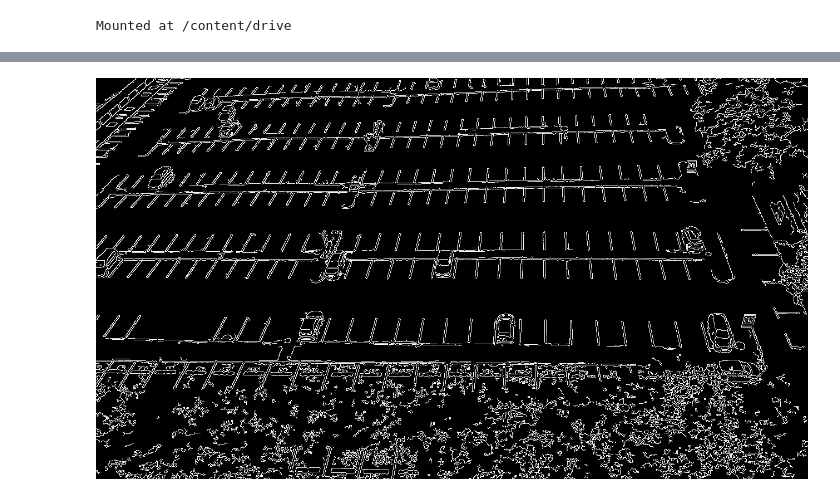
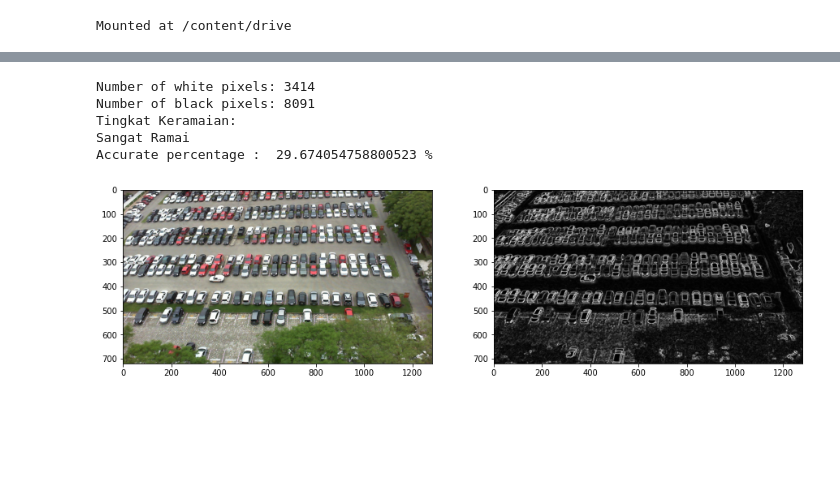
Before and after one commit to fauzanmuh/PCVK_UAS_CarPark, a Jupyter notebook: PCVK_UAS.ipynb, the cells around one changed output, grey strips where cells are left out. Drawn from its saved outputs; the diff is of its cells as text; code cells hidden in the pictures; blank space fills up the shorter version.

```diff
--- a/PCVK_UAS.ipynb
+++ b/PCVK_UAS.ipynb
@@ -62,5 +64,49 @@ cv2_imshow(gray)
-# %%
-edges = cv2.Canny(gray, 50, 150, 3)
-cv2_imshow(edges)
-# %% [output]
-[figure, removed]
+# %%
+# Image Path
+img3 = cv2.imread('/content/drive/MyDrive/PCVK/UAS/2012-10-25_09_33_23.jpg')
+
+# Convert to grayscale
+gray = cv2.cvtColor(img3, cv2.COLOR_BGR2GRAY)
+
+# Removing noises
+img = cv2.GaussianBlur(gray,(3, 3),0)
+
+# Sobel edge detection
+img_sobelx = cv2.Sobel(img, cv2.CV_64F, 1, 0, ksize=3)
+img_sobely = cv2.Sobel(img, cv2.CV_64F, 0, 1, ksize=3)
+
+img_sobelxy = cv2.addWeighted(cv2.convertScaleAbs(img_sobelx), 0.5, cv2.convertScaleAbs(img_sobely), 0.5, 0)
+
+f, axarr = plt. subplots(1, 2, figsize=(15, 5))
+plt.subplot(121), plt.imshow(cv2.cvtColor(img3, cv2.COLOR_BGR2RGB))
+axarr[0].imshow(cv2.cvtColor(img3, cv2.COLOR_BGR2RGB))
+plt.subplot(122), plt.imshow(img_sobelxy, cmap = 'gray')
+
+# Calculate white and black pixel
+number_of_white_pix = np.sum(img_sobelxy == 255)
+number_of_black_pix = np.sum(img_sobelxy == 0)
+
+print('Number of white pixels:', number_of_white_pix)
+print('Number of black pixels:', number_of_black_pix)
+
+# Create Category by Data Range
+print("Tingkat Keramaian: ")
+if (number_of_white_pix > 3000):
+    print("Sangat Ramai")
+elif (number_of_white_pix >= 1000 and number_of_white_pix <= 2999):
+    print("Ramai")
+elif (number_of_white_pix >= 100 and number_of_white_pix <= 999):
+    print("Kurang Ramai")
+elif (number_of_white_pix < 100):
+    print("Sepi")
+
+threshold = (number_of_white_pix / (number_of_white_pix + number_of_black_pix)) * 100
+
+print("Accurate percentage : ", threshold, "%")
+# %% [output]
+Number of white pixels: 3414
+Number of black pixels: 8091
+Tingkat Keramaian:
+Sangat Ramai
+Accurate percentage :  29.674054758800523 %
+[figure, added]
```
Also changed, not shown: parts of 7 cells of this notebook.
